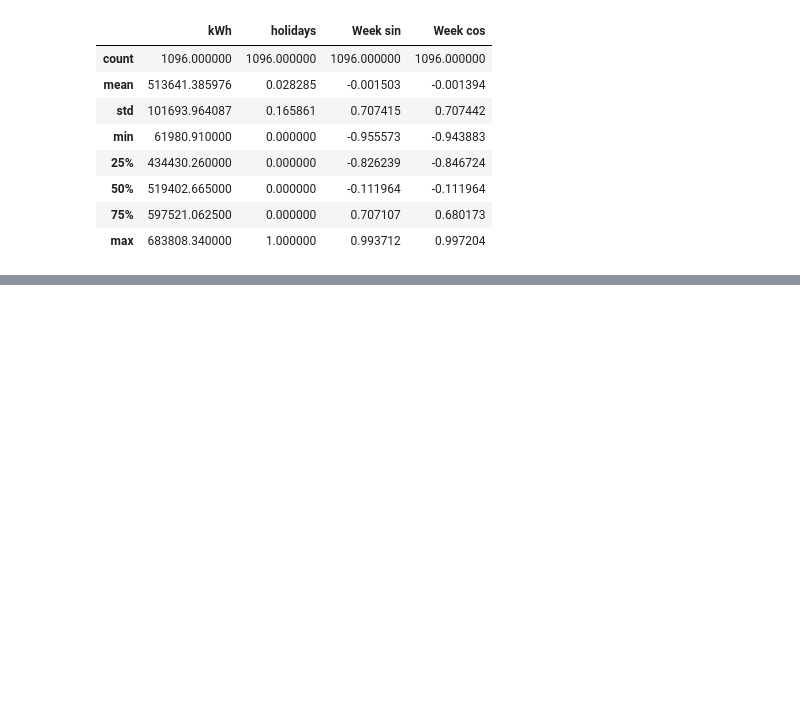
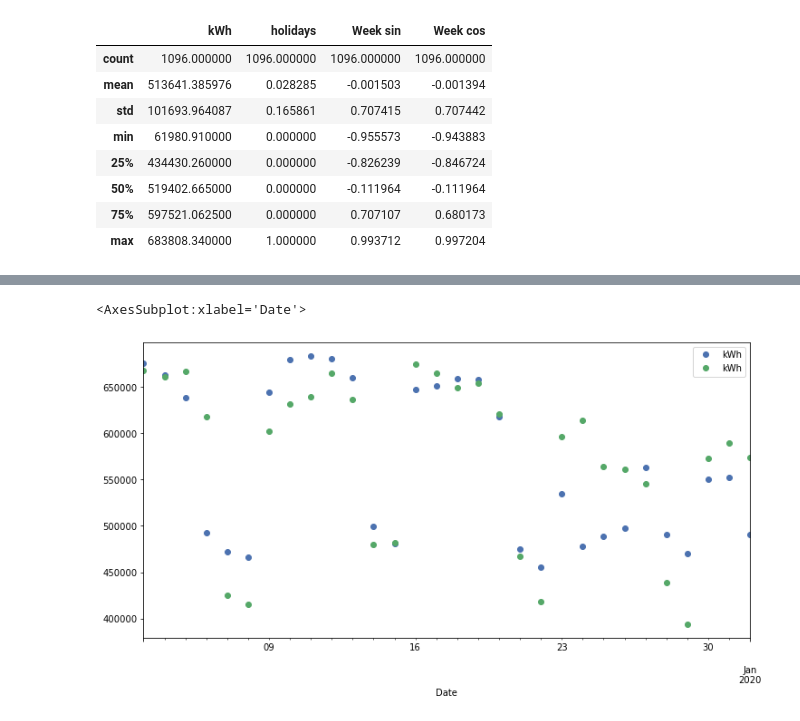
Before and after one commit to quan-possible/energy-demand-prediction, a Jupyter notebook: daily/lstm2.ipynb, the cells around one changed output, grey strips where cells are left out. Cells and saved outputs as stored; diff of their text form; code cells hidden in the pictures; blank space fills up the shorter version.

```diff
--- a/daily/lstm2.ipynb
+++ b/daily/lstm2.ipynb
@@ -350,0 +544,5 @@ class LSTM(nn.Module):
+# %%
+plot_df.iloc[-30:].plot(figsize=(12,6),style = 'o')
+# %% [output]
+<AxesSubplot:xlabel='Date'>
+[figure, added]
```
Also changed, not shown: parts of 27 cells of this notebook.
